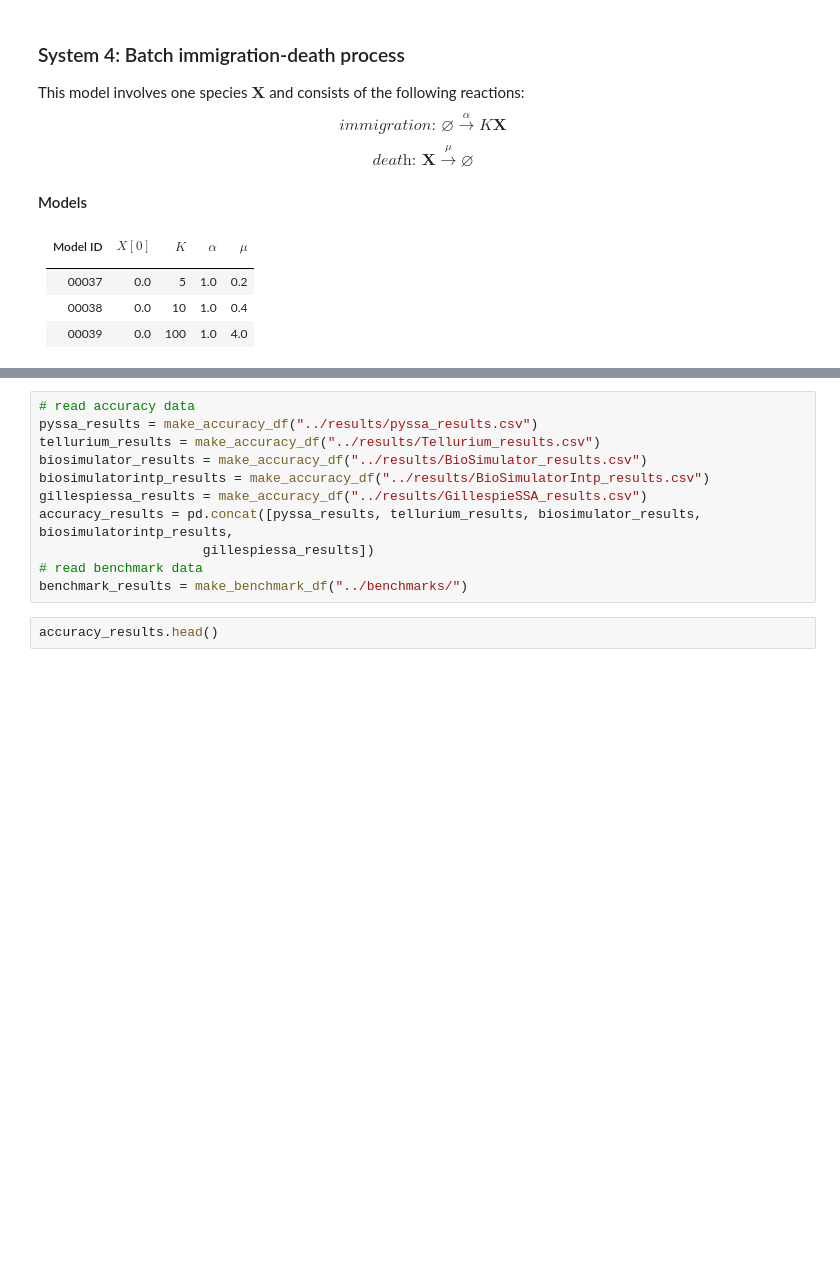
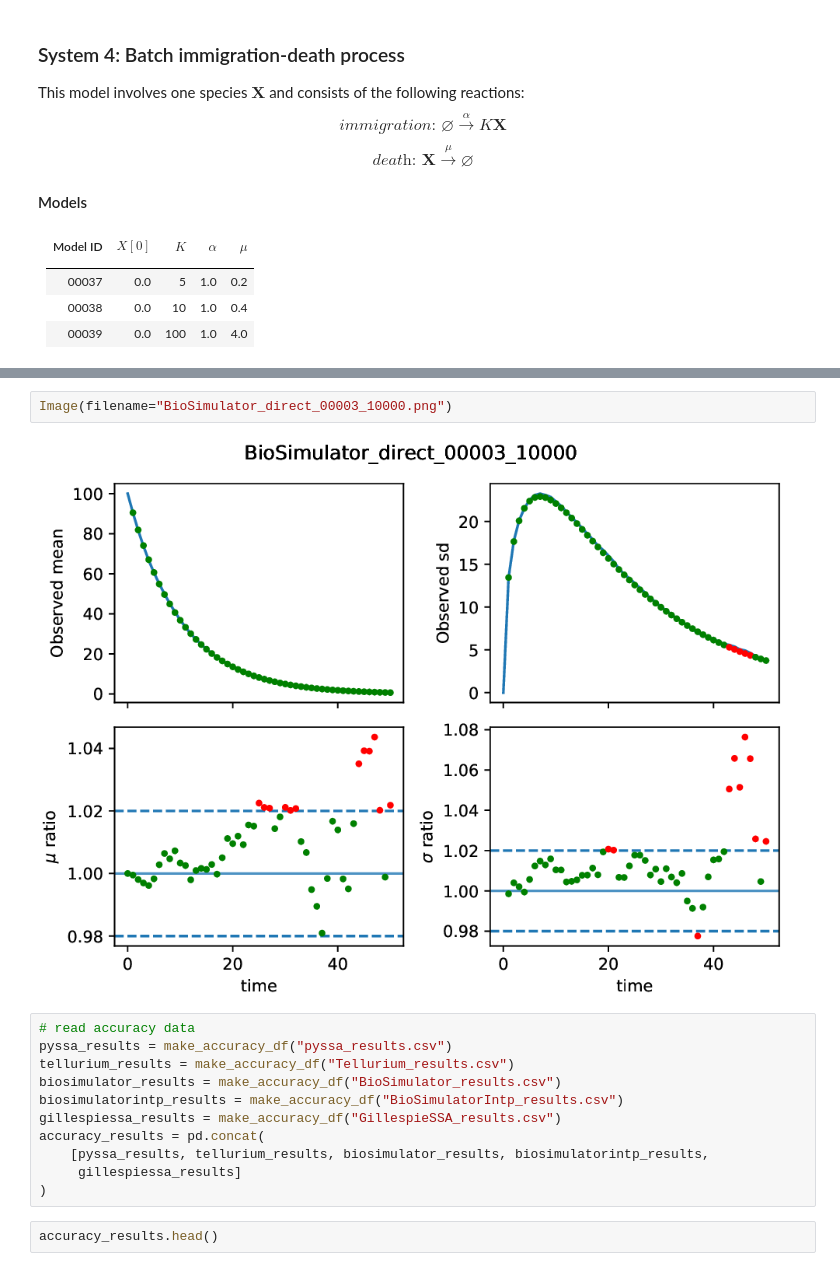
Before and after one commit to quantumbrake/cayenne-benchmarks, a Jupyter notebook: notebooks/Analysis.ipynb, the cells around one changed output, grey strips where cells are left out. Saved outputs shown, nothing was run; the diff lists cells and outputs as text; blank space fills up the shorter version.

```diff
--- a/notebooks/Analysis.ipynb
+++ b/notebooks/Analysis.ipynb
@@ -184,14 +160,18 @@ $$ \textit{death: } \mathbf{X} \xrightarrow{\mu} \varnothing $$
+# %%
+Image(filename="BioSimulator_direct_00003_10000.png")
+# %% [output]
+[figure, added]
 # %%
 # read accuracy data
-pyssa_results = make_accuracy_df("../results/pyssa_results.csv")
-tellurium_results = make_accuracy_df("../results/Tellurium_results.csv")
-biosimulator_results = make_accuracy_df("../results/BioSimulator_results.csv")
-biosimulatorintp_results = make_accuracy_df("../results/BioSimulatorIntp_results.csv")
-gillespiessa_results = make_accuracy_df("../results/GillespieSSA_results.csv")
-accuracy_results = pd.concat([pyssa_results, tellurium_results, biosimulator_results, biosimulatorintp_results,
-                     gillespiessa_results])
-# read benchmark data
-benchmark_results = make_benchmark_df("../benchmarks/")
+pyssa_results = make_accuracy_df("pyssa_results.csv")
+tellurium_results = make_accuracy_df("Tellurium_results.csv")
+biosimulator_results = make_accuracy_df("BioSimulator_results.csv")
+biosimulatorintp_results = make_accuracy_df("BioSimulatorIntp_results.csv")
+gillespiessa_results = make_accuracy_df("GillespieSSA_results.csv")
+accuracy_results = pd.concat(
+    [pyssa_results, tellurium_results, biosimulator_results, biosimulatorintp_results,
+     gillespiessa_results]
+)
 # %%
 accuracy_results.head()
 # %% [output]
```
Also changed, not shown: parts of 35 cells of this notebook.
